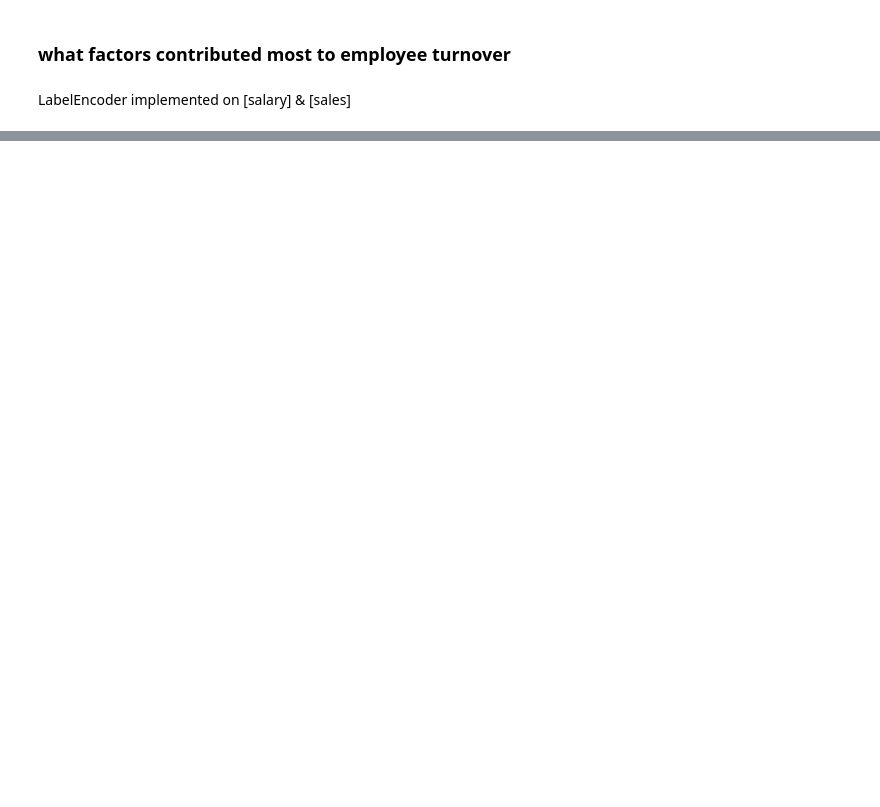
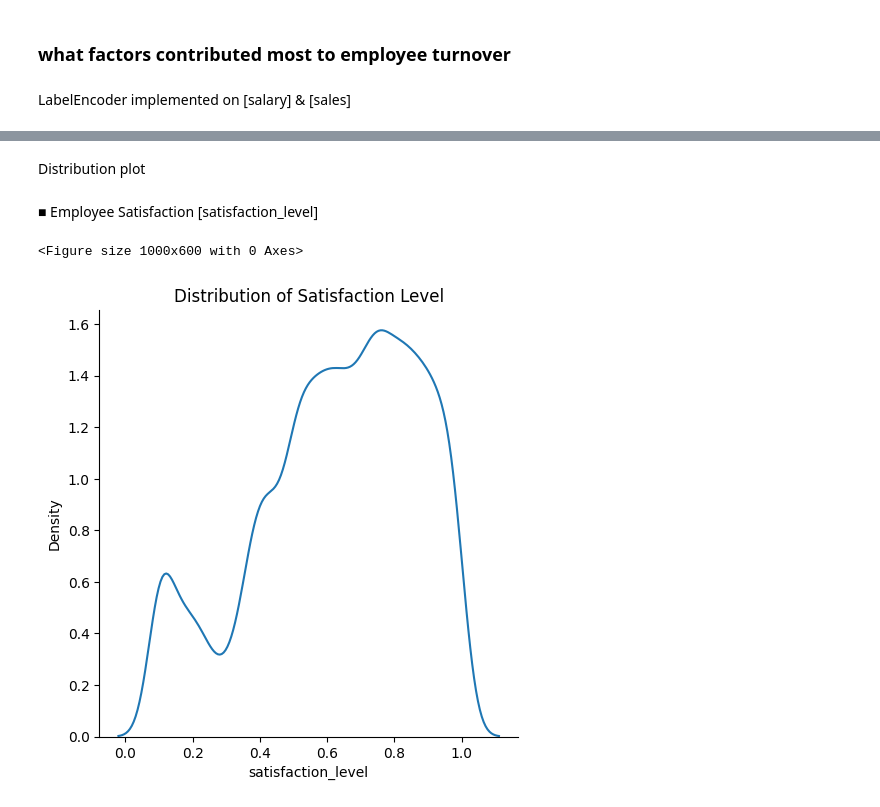
Before and after one commit to ShakyaSangam/employee-ml-analysis, a Jupyter notebook: employee-ml-analysis.ipynb, the cells around one changed output, grey strips where cells are left out. Saved outputs shown, nothing was run; the diff lists cells and outputs as text; code cells hidden in the pictures; blank space fills up the shorter version.

```diff
--- a/employee-ml-analysis.ipynb
+++ b/employee-ml-analysis.ipynb
@@ -106,0 +114,12 @@ plt.show()
+# %% [markdown]
+Distribution plot
+# %% [markdown]
+■	Employee Satisfaction [satisfaction_level]
+# %%
+plt.figure(figsize=(10, 6))
+sns.displot(data=df, x="satisfaction_level", kind="kde")
+plt.title('Distribution of Satisfaction Level')
+plt.show()
+# %% [output]
+<Figure size 1000x600 with 0 Axes>
+[figure, added]
```
Also changed, not shown: parts of 9 cells of this notebook.
